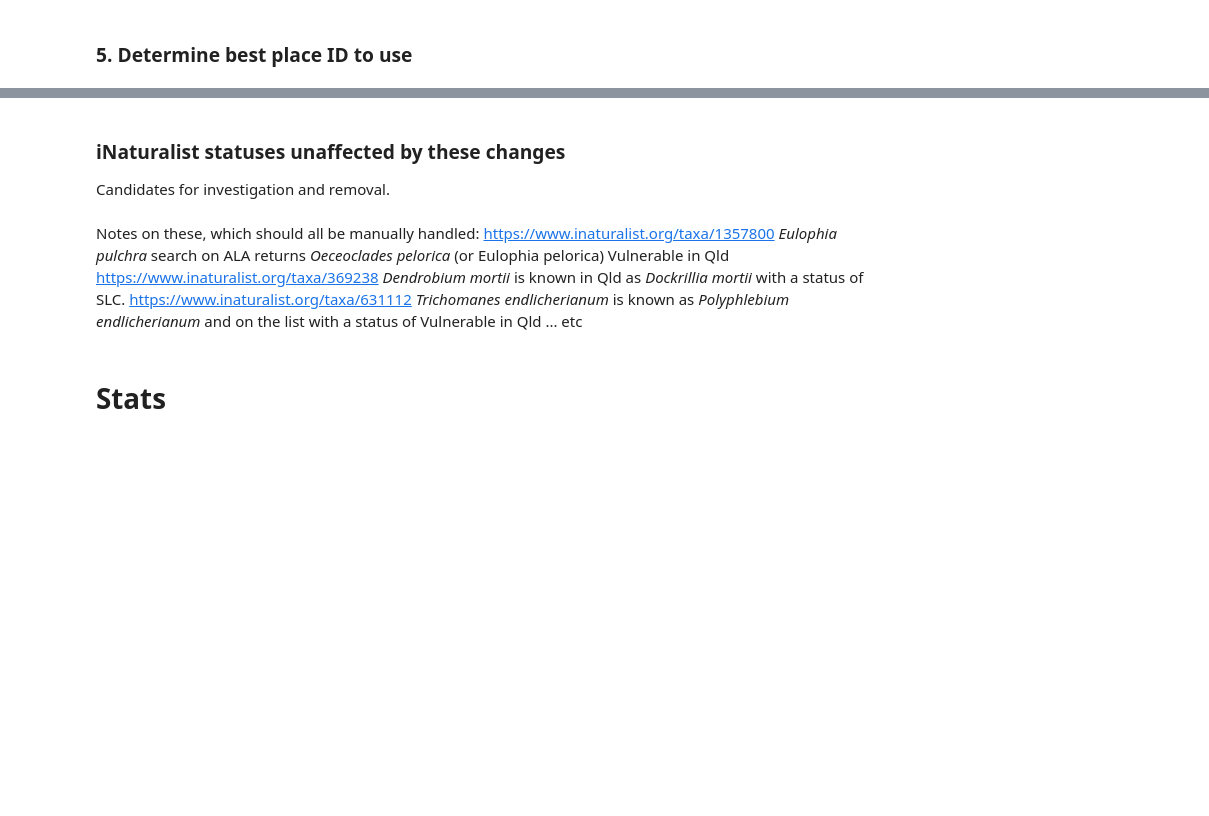
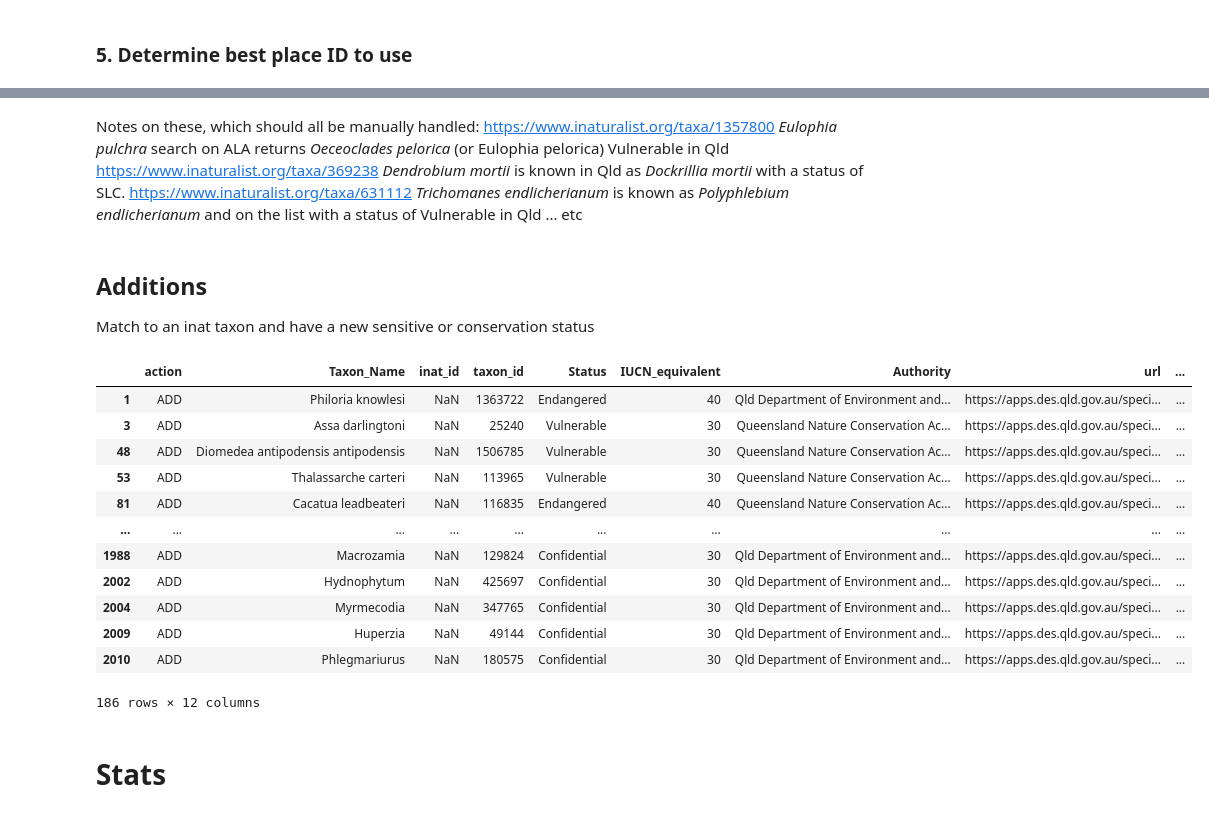
Before and after one commit to AtlasOfLivingAustralia/inaturalist-statuses, a Jupyter notebook: notebooks/qld.ipynb, the cells around one changed output, grey strips where cells are left out. Cells and saved outputs as stored; diff of their text form; code cells hidden in the pictures; blank space fills up the shorter version.

```diff
--- a/notebooks/qld.ipynb
+++ b/notebooks/qld.ipynb
@@ -476,3 +279,0 @@ pd.concat([noncomply,unknownToInat]).to_csv(sourcedir + "qld-no-inat-taxa-match.
-# %% [markdown]
-### iNaturalist statuses unaffected by these changes
-Candidates for investigation and removal.
@@ -493,3 +283,36 @@ https://www.inaturalist.org/taxa/1357800 _Eulophia pulchra_ search on ALA return
 https://www.inaturalist.org/taxa/369238 _Dendrobium mortii_ is known in Qld as _Dockrillia mortii_ with a status of SLC.
 https://www.inaturalist.org/taxa/631112 _Trichomanes endlicherianum_ is known as _Polyphlebium endlicherianum_ and on the list with a status of Vulnerable in Qld
 ... etc
+# %% [markdown]
+## Additions
+Match to an inat taxon and have a new sensitive or conservation status
+# %%
+# Headers:
+# Taxon_Name,Status,Authority,IUCN_equivalent,Description,iNaturalist_Place_ID,url,Taxon_Geoprivacy,Username,taxon_id
+
+additions = pd.DataFrame(mergedstatuses[mergedstatuses['action'] == "ADD"])
+additions = additions[['action','state_scientificName','inat_id','inat_taxon_id','state_status','state_iucn_equivalent','state_authority','state_url','state_geoprivacy','place_id','username','description']]
+additions = additions.rename(columns={'state_scientificName':'Taxon_Name',
+                                      'state_status':'Status',
+                                      'state_authority':'Authority',
+                                      'state_iucn_equivalent':'IUCN_equivalent',
+                                      'description':'Description',
+                                      'place_id':'iNaturalst_Place_ID',
+                                      'state_url':'url',
+                                      'state_geoprivacy':'taxon_Geoprivacy',
+                                      'inat_taxon_id':'taxon_id'})
+additions
+# %% [output]
+|  | action | Taxon_Name | inat_id | taxon_id | Status | IUCN_equivalent | Authority | url | ... |
+| 1 | ADD | Philoria knowlesi | NaN | 1363722 | Endangered | 40 | Qld Department of Environment and... | https://apps.des.qld.gov.au/speci... | ... |
+| 3 | ADD | Assa darlingtoni | NaN | 25240 | Vulnerable | 30 | Queensland Nature Conservation Ac... | https://apps.des.qld.gov.au/speci... | ... |
+| 48 | ADD | Diomedea antipodensis antipodensis | NaN | 1506785 | Vulnerable | 30 | Queensland Nature Conservation Ac... | https://apps.des.qld.gov.au/speci... | ... |
+| 53 | ADD | Thalassarche carteri | NaN | 113965 | Vulnerable | 30 | Queensland Nature Conservation Ac... | https://apps.des.qld.gov.au/speci... | ... |
+| 81 | ADD | Cacatua leadbeateri | NaN | 116835 | Endangered | 40 | Queensland Nature Conservation Ac... | https://apps.des.qld.gov.au/speci... | ... |
+| ... | ... | ... | ... | ... | ... | ... | ... | ... | ... |
+| 1988 | ADD | Macrozamia | NaN | 129824 | Confidential | 30 | Qld Department of Environment and... | https://apps.des.qld.gov.au/speci... | ... |
+| 2002 | ADD | Hydnophytum | NaN | 425697 | Confidential | 30 | Qld Department of Environment and... | https://apps.des.qld.gov.au/speci... | ... |
+| 2004 | ADD | Myrmecodia | NaN | 347765 | Confidential | 30 | Qld Department of Environment and... | https://apps.des.qld.gov.au/speci... | ... |
+| 2009 | ADD | Huperzia | NaN | 49144 | Confidential | 30 | Qld Department of Environment and... | https://apps.des.qld.gov.au/speci... | ... |
+| 2010 | ADD | Phlegmariurus | NaN | 180575 | Confidential | 30 | Qld Department of Environment and... | https://apps.des.qld.gov.au/speci... | ... |
+186 rows × 12 columns
```
Also changed, not shown: parts of 47 cells of this notebook, 4 other files.
